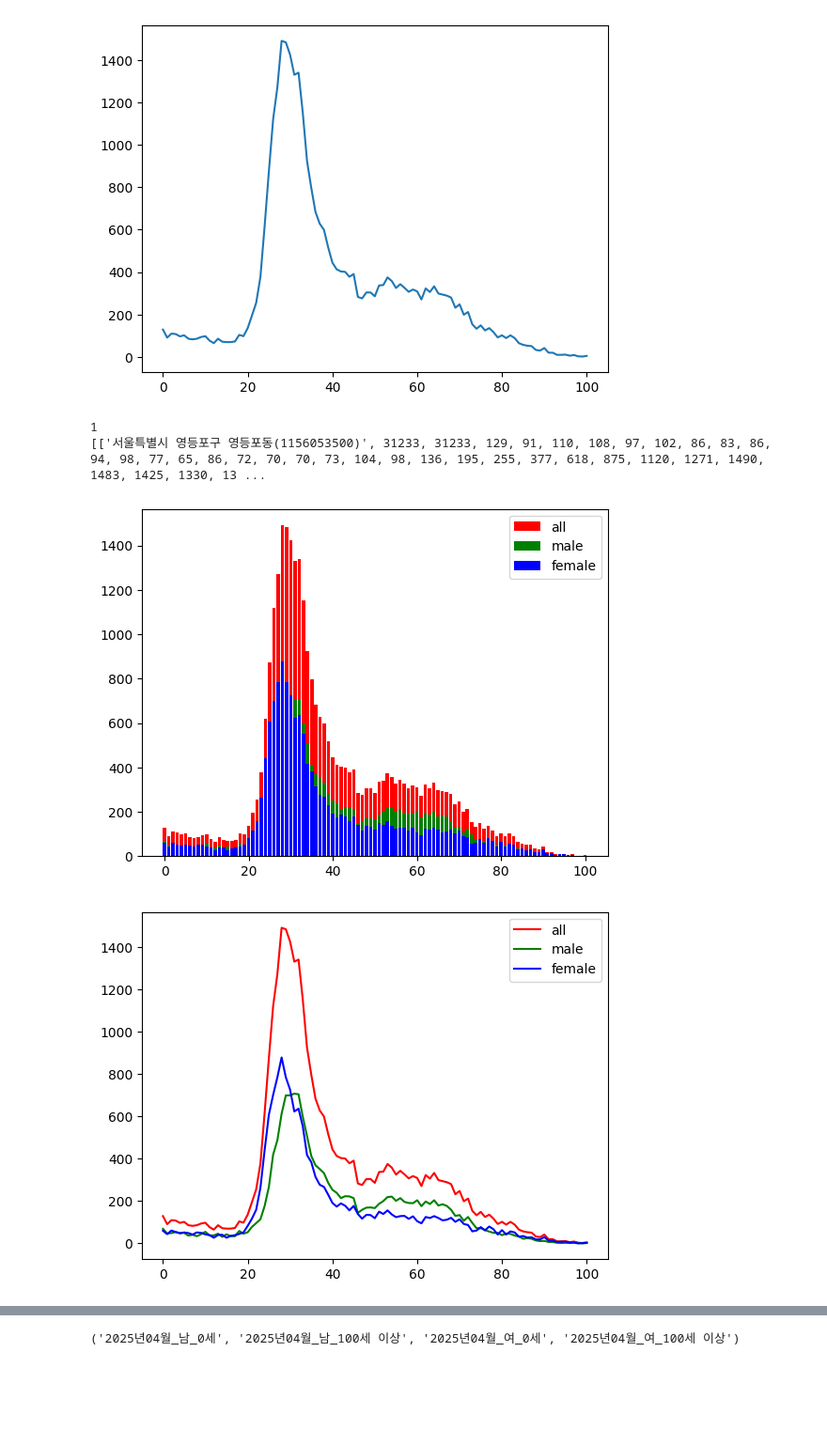
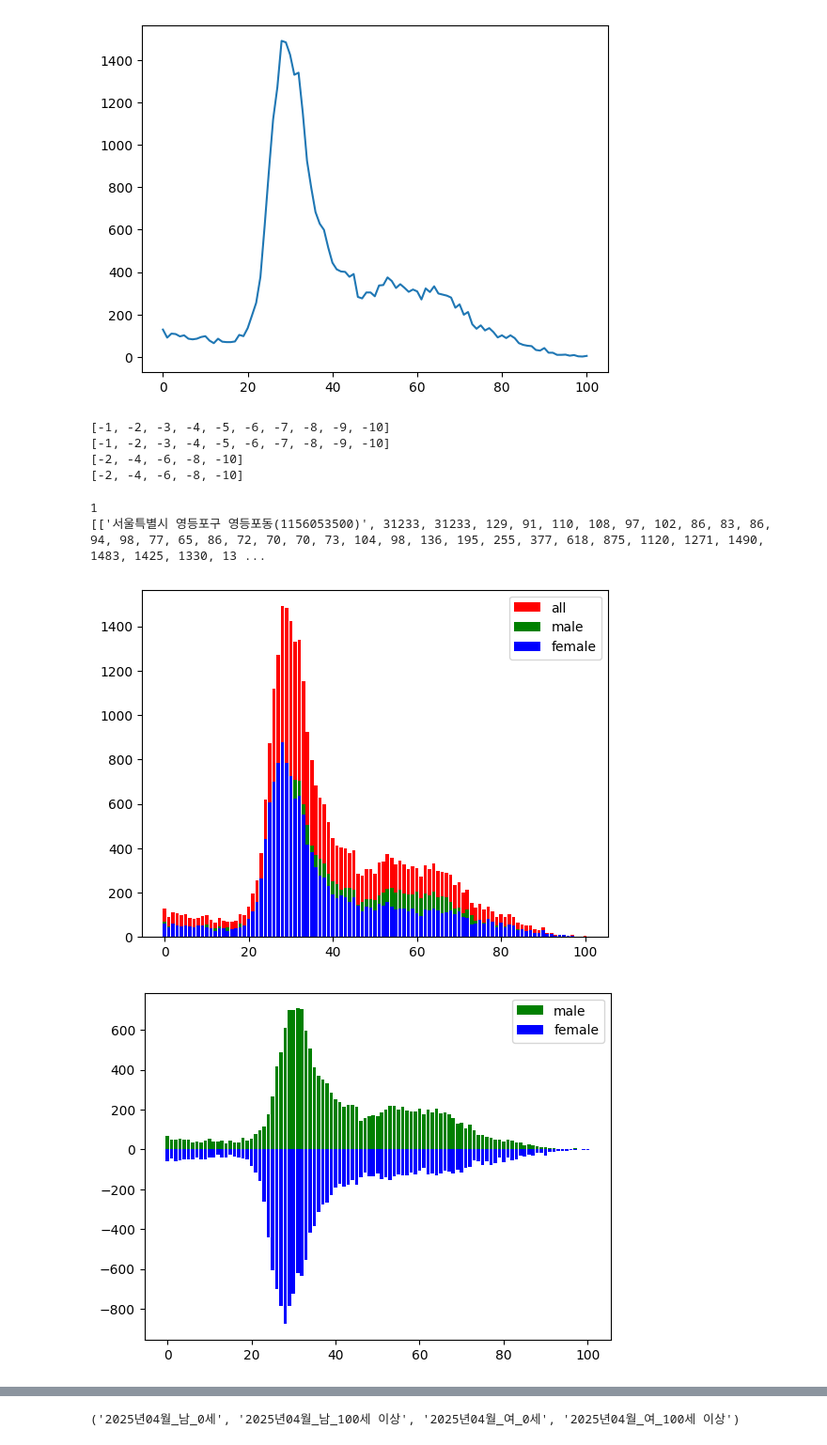
Before and after one commit to shared-repo/human-da6, a Jupyter notebook: workspace/python-basic/n_da_two.ipynb, the cells around one changed output, grey strips where cells are left out. Shown at 94% size. Drawn from its saved outputs; the diff is of its cells as text; code cells hidden in the pictures; blank space fills up the shorter version.

```diff
--- a/workspace/python-basic/n_da_two.ipynb
+++ b/workspace/python-basic/n_da_two.ipynb
@@ -163,6 +163,38 @@ plt.show()
 [['서울특별시 영등포구 영등포동(1156053500)', 31233, 31233, 129, 91, 110, 108, 97, 102, 86, 83, 86, 94, 98, 77, 65, 86, 72, 70, 70, 73, 104, 98, 136, 195, 255, 377, 618, 875, 1120, 1271, 1490, 1483, 1425, 1330, 13 ...
 [figure]
 [figure]
+# %%
+a = [ 1, 2, 3, 4, 5, 6, 7, 8, 9, 10 ]
+
+# 리스트에 포함된 모든 값의 부호를 반대 부호로 변경하는 처리
+# 1
+b = []
+for v in a:
+    b.append(-v)
+print(b)
+
+# 2
+c = [ -v for v in a ] # 1의 구문과 동일한 효과
+# c = [ v * 10 - 2 for v in a ] # 1의 구문과 동일한 효과
+print(c)
+
+# 리스트에 포함된 값 중 짝수 값만 뽑아서 부호를 반대 부호로 변경하는 처리
+# 1
+b = []
+for v in a:
+    if v % 2 == 0: # 짝수 조건
+        b.append(-v)
+print(b)
+
+# 2
+c = [ -v for v in a if v % 2 == 0 ] # 1의 구문과 동일한 효과
+# c = [ v * 10 - 2 for v in a ] # 1의 구문과 동일한 효과
+print(c)
+# %% [output]
+[-1, -2, -3, -4, -5, -6, -7, -8, -9, -10]
+[-1, -2, -3, -4, -5, -6, -7, -8, -9, -10]
+[-2, -4, -6, -8, -10]
+[-2, -4, -6, -8, -10]
 # %%
 # 특정 읍면동의 성별 + 연령별 인구 분포를 그래프로 표시 ('영등포동'으로 테스트)
 # - 특정 읍면동 찾기 : 각 행의 0번째 데이터(행정구역명)에 '영등포동'이 포함된 행
@@ -177,33 +209,33 @@ for row in rows2:
 
 
 # 1-2. 데이터 찾기 테스트 (주석 처리 가능)
 print( len(selected_rows) )
 print( selected_rows[:3] )
 
 # 2-1. 찾은 데이터로 막대 그래프 그리기 1
 import matplotlib.pyplot as plt # 그래프 그리기 도구 모듈 가져오기
 
 plt.bar(range(101), selected_rows[0][3:104], color='red', label='all') # (x축데이터, y축데이터, 색상, 그래프이름)
 plt.bar(range(101), selected_rows[0][106:207], color='green', label='male')
 plt.bar(range(101), selected_rows[0][209:310], color='blue', label='female')
 plt.legend() # 각 그래프 이름이 화면에 표시됩니다.
 plt.show() # show 이전까지 그린 그래프는 한 그래프 영역에 동시에 표시됩니다.
 
 # 2-2. 찾은 데이터로 막대 그래프 그리기 2
-plt.bar(range(101), selected_rows[0][3:104], color='red', label='all') # (x축데이터, y축데이터, 색상, 그래프이름)
+female_values = [ -v for v in selected_rows[0][209:310] ]  # 원 데이터를 음수로 변경하는 처리
 plt.bar(range(101), selected_rows[0][106:207], color='green', label='male')
-plt.bar(range(101), selected_rows[0][209:310], color='blue', label='female')
+plt.bar(range(101), female_values, color='blue', label='female')
 plt.legend() # 각 그래프 이름이 화면에 표시됩니다.
 plt.show() # show 이전까지 그린 그래프는 한 그래프 영역에 동시에 표시됩니다.
 
 # 2-3. 찾은 데이터로 선 그래프 그리기
 plt.plot(range(101), selected_rows[0][3:104], color='red', label='all') # (x축데이터, y축데이터, 색상, 그래프이름)
 plt.plot(range(101), selected_rows[0][106:207], color='green', label='male')
 plt.plot(range(101), selected_rows[0][209:310], color='blue', label='female')
 plt.legend() # 각 그래프 이름이 화면에 표시됩니다.
 plt.show() # show 이전까지 그린 그래프는 한 그래프 영역에 동시에 표시됩니다.
 # %% [output]
 1
 [['서울특별시 영등포구 영등포동(1156053500)', 31233, 31233, 129, 91, 110, 108, 97, 102, 86, 83, 86, 94, 98, 77, 65, 86, 72, 70, 70, 73, 104, 98, 136, 195, 255, 377, 618, 875, 1120, 1271, 1490, 1483, 1425, 1330, 13 ...
 [figure]
-[figure, old version]
+[figure, new version]
```
Also changed, not shown: parts of 1 cell of this notebook.
